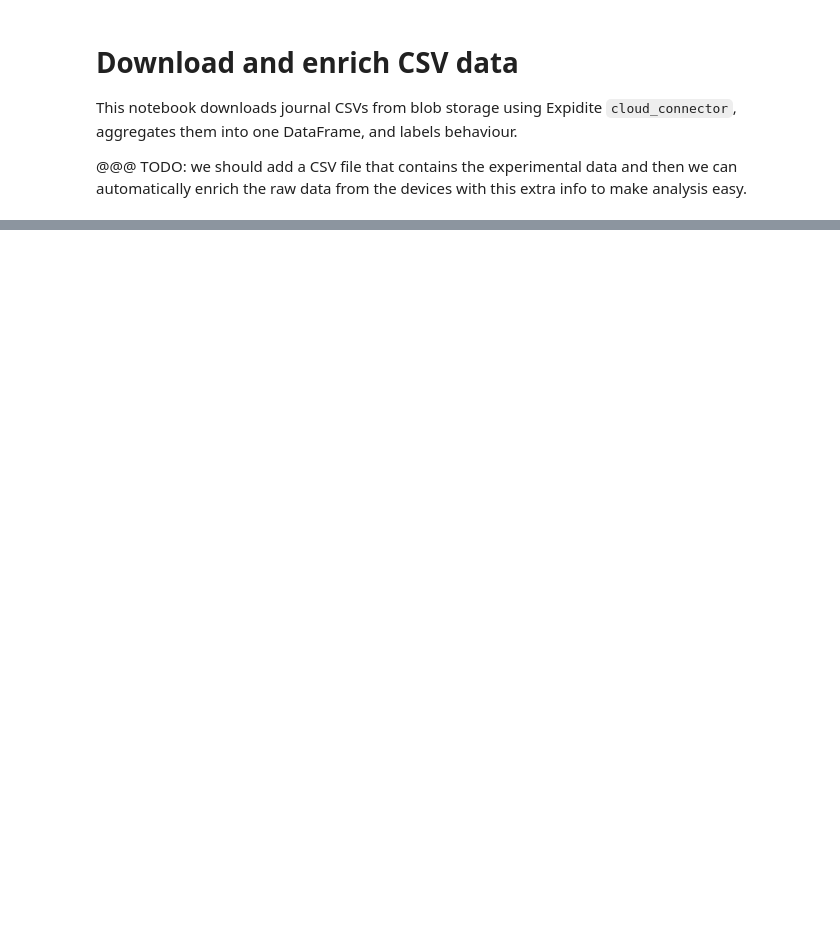
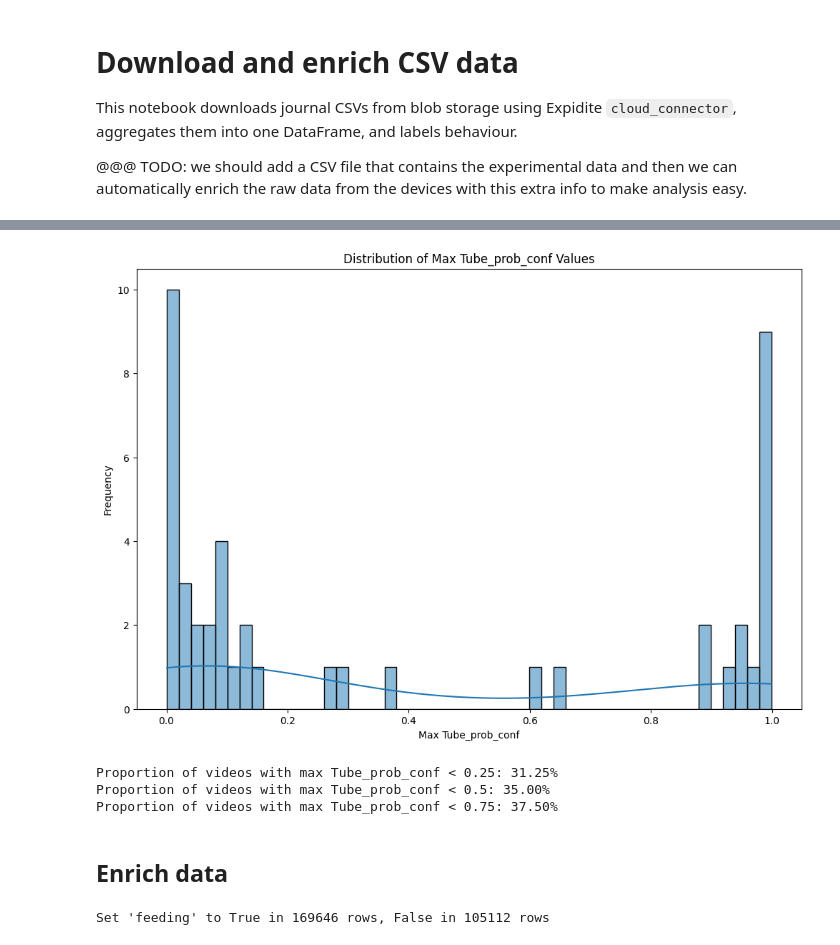
Before and after one commit to Oxford-Bee-Lab/ChoiceAssay, a Jupyter notebook: src/choice_assay/etl/download_and_enrich.ipynb, the cells around one changed output, grey strips where cells are left out. Cells and saved outputs as stored; diff of their text form; code cells hidden in the pictures; blank space fills up the shorter version.

```diff
--- a/src/choice_assay/etl/download_and_enrich.ipynb
+++ b/src/choice_assay/etl/download_and_enrich.ipynb
@@ -13,13 +18,16 @@ from expidite_rpi.core.cloud_connector import CloudConnector
 # %%
 # Required config
-AZURE_KEYS_FILE = Path.home() / ".expidite" / "choice_assay_keys.env"
+AZURE_KEYS_FILE = Path.home() / ".expidite" / "keys_choiceassay.env"
+assert AZURE_KEYS_FILE.exists(), f"Missing required config file: {AZURE_KEYS_FILE}"
 
 CONTAINER_NAME = "expidite-journals"
 TYPE_ID = "CAPOSE"
 
 # Local download directory (relative to notebook working directory)
 DOWNLOAD_DIR = Path("./downloads")
-DOWNLOAD_DIR.mkdir(parents=True, exist_ok=True)
+SRC_JOURNAL_DIR = DOWNLOAD_DIR / "src_journals"
+SRC_JOURNAL_DIR.mkdir(parents=True, exist_ok=True)
+aggregated_csv_file = DOWNLOAD_DIR / f"aggregated_{TYPE_ID}.csv"
 
 PREFIX = f"V3_{TYPE_ID}"
 SUFFIX = ".csv"
@@ -85,33 +204,44 @@ else:
+# %%
+# Get the max Tube_prob_conf for each source_filename.
+max_tube_prob_conf = df.groupby("source_filename")["Tube_prob_conf"].max().reset_index()
+
+# Plot the distribution of max Tube_prob_conf values as a histogram
+plt.figure(figsize=(12, 8))
+sns.histplot(max_tube_prob_conf["Tube_prob_conf"], bins=50, kde=True)
+plt.title("Distribution of Max Tube_prob_conf Values")
+plt.xlabel("Max Tube_prob_conf")
+plt.ylabel("Frequency")
+plt.show()
+
+# Print the proportion of videos with max Tube_prob_conf < 0.25, < 0.5, and < 0.75
+total_videos = len(max_tube_prob_conf)
+print(
+    f"Proportion of videos with max Tube_prob_conf < 0.25: {(max_tube_prob_conf['Tube_prob_conf'] < 0.25).sum() / total_videos:.2%}"
+)
+print(
+    f"Proportion of videos with max Tube_prob_conf < 0.5: {(max_tube_prob_conf['Tube_prob_conf'] < 0.5).sum() / total_videos:.2%}"
+)
+print(
+    f"Proportion of videos with max Tube_prob_conf < 0.75: {(max_tube_prob_conf['Tube_prob_conf'] < 0.75).sum() / total_videos:.2%}"
+)
+# %% [output]
+[figure, added]
+Proportion of videos with max Tube_prob_conf < 0.25: 31.25%
+Proportion of videos with max Tube_prob_conf < 0.5: 35.00%
+Proportion of videos with max Tube_prob_conf < 0.75: 37.50%
+# %% [markdown]
+## Enrich data
 # %%
-# Define the function to classify behavior
-def get_behaviour(row: pd.Series) -> str:
-    behaviour = "No_prob"
-    if (row["Tube_prob_likelihood"] >= 0.6) & (row["End_prob_likelihood"] >= 0.6):
-        behaviour = "Drinking"
-    elif (row["Tube_prob_likelihood"] >= 0.6) ^ (row["End_prob_likelihood"] >= 0.6):
-        behaviour = "Prob_out"
-    return behaviour
+# Clean data
+df = pd.read_csv(aggregated_csv_file)
 
+# Set feeding to True if tube_prob_conf is greater than 0.5, otherwise set to False
+df["feeding"] = df["Tube_prob_conf"] > 0.5
+print(f"Set 'feeding' to True in {df['feeding'].sum()} rows, False in {len(df) - df['feeding'].sum()} rows")
 
-assert aggregated_df is not None, "aggregated_df should be defined at this point"
-required_columns = ["Tube_prob_likelihood", "End_prob_likelihood"]
-missing_columns = [col for col in required_columns if col not in aggregated_df.columns]
-
-if aggregated_df.empty:
-    print("No data loaded; behaviour classification skipped.")
-elif missing_columns:
-    msg = f"Missing required columns for behaviour classification: {missing_columns}"
-    raise KeyError(msg)
-else:
-    before_count = len(aggregated_df)
-    clean_df = aggregated_df.dropna(subset=required_columns).copy()
-    dropped_count = before_count - len(clean_df)
-
-    if dropped_count:
-        print(f"Dropped {dropped_count} rows with invalid/missing likelihood values before classification.")
-
-    clean_df["Behaviour"] = clean_df.apply(get_behaviour, axis=1)
-    aggregated_df = clean_df
-    print(aggregated_df["Behaviour"].value_counts(dropna=False))
-
-aggregated_df.head()
+# Extract the RPI number from the end of the device name (the characters after the last -)
+df["rpi_number"] = df["device_name"].str.extract(r"-(\d+)$")
+# Set the RPI type to 4 if the rpi_number is 10 or less
+df["rpi_type"] = df["rpi_number"].apply(lambda x: "RPI4" if int(x) <= 10 else "RPI5")
+# %% [output]
+Set 'feeding' to True in 169646 rows, False in 105112 rows
```
Also changed, not shown: parts of 17 cells of this notebook, 13 other files.
